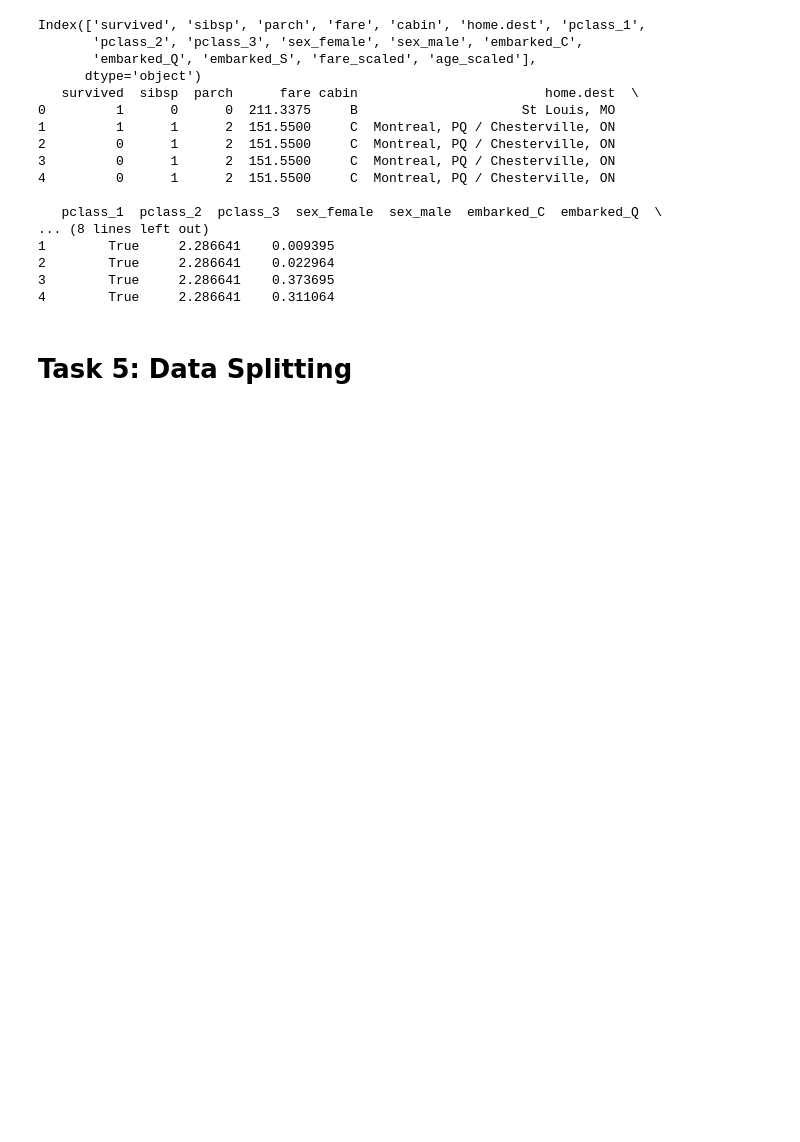
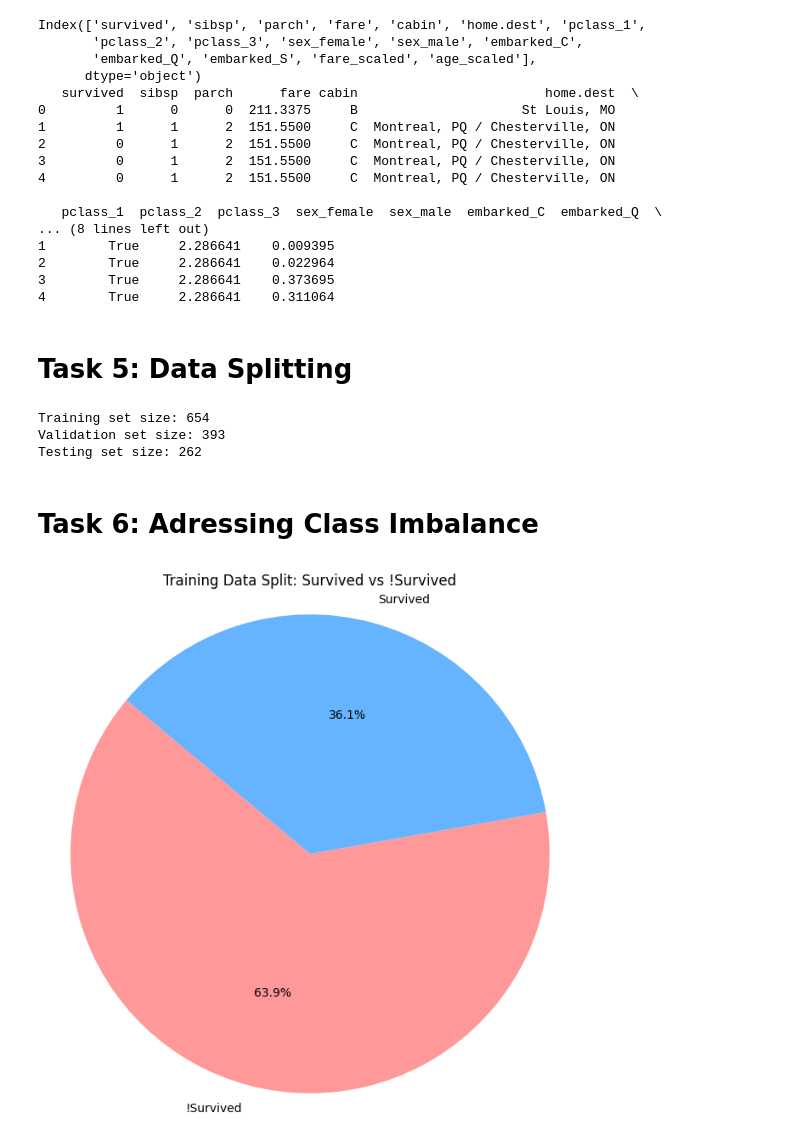
Before and after one commit to Shadowjumper3000/ML-fundamentals-2025, a Jupyter notebook: assignments/assignment_1_david_hoerz[_hoerz].ipynb, the cells around one changed output. Saved outputs shown, nothing was run; the diff lists cells and outputs as text; code cells hidden in the pictures; blank space fills up the shorter version.

```diff
--- a/assignments/assignment_1_david_hoerz[_hoerz].ipynb
+++ b/assignments/assignment_1_david_hoerz[_hoerz].ipynb
@@ -370,10 +372,8 @@ Index(['survived', 'sibsp', 'parch', 'fare', 'cabin', 'home.dest', 'pclass_1',
 # %% [markdown]
 # Task 5: Data Splitting
 # %%
-from sklearn.model_selection import train_test_split
-
-# Define the features and target variable
-X = titanic_df.drop(columns=['survived'])
+# Preprocess the data to convert categorical features to numeric values
+X = pd.get_dummies(titanic_df.drop(columns=['survived']))
 y = titanic_df['survived']
 
 # Split the dataset into training (50%) and temp (50%) sets
@@ -386,3 +386,21 @@ X_val, X_test, y_val, y_test = train_test_split(X_temp, y_temp, test_size=0.4, r
 print(f"Training set size: {X_train.shape[0]}")
 print(f"Validation set size: {X_val.shape[0]}")
 print(f"Testing set size: {X_test.shape[0]}")
+# %% [output]
+Training set size: 654
+Validation set size: 393
+Testing set size: 262
+# %% [markdown]
+# Task 6: Adressing Class Imbalance
+# %%
+# Count the number of survivors and non-survivors in the training set
+survival_counts = y_train.value_counts()
+
+# Plot the pie chart
+plt.figure(figsize=(8, 8))
+plt.pie(survival_counts, labels=['!Survived', 'Survived'], autopct='%1.1f%%', startangle=140, colors=['#ff9999','#66b3ff'])
+plt.title('Training Data Split: Survived vs !Survived')
+plt.axis('equal')  # Equal aspect ratio ensures that pie is drawn as a circle.
+plt.show()
+# %% [output]
+[figure, added]
```
Also changed, not shown: parts of 3 cells of this notebook.
